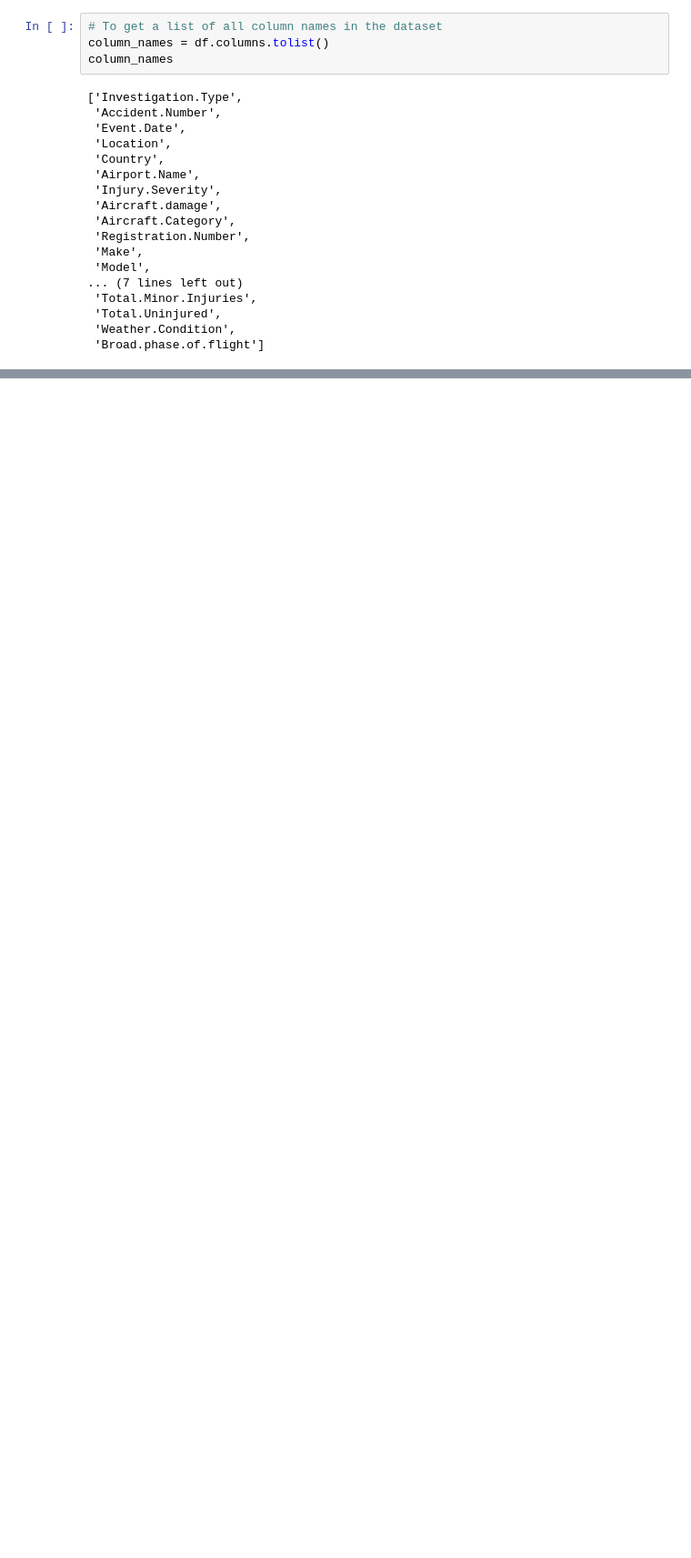
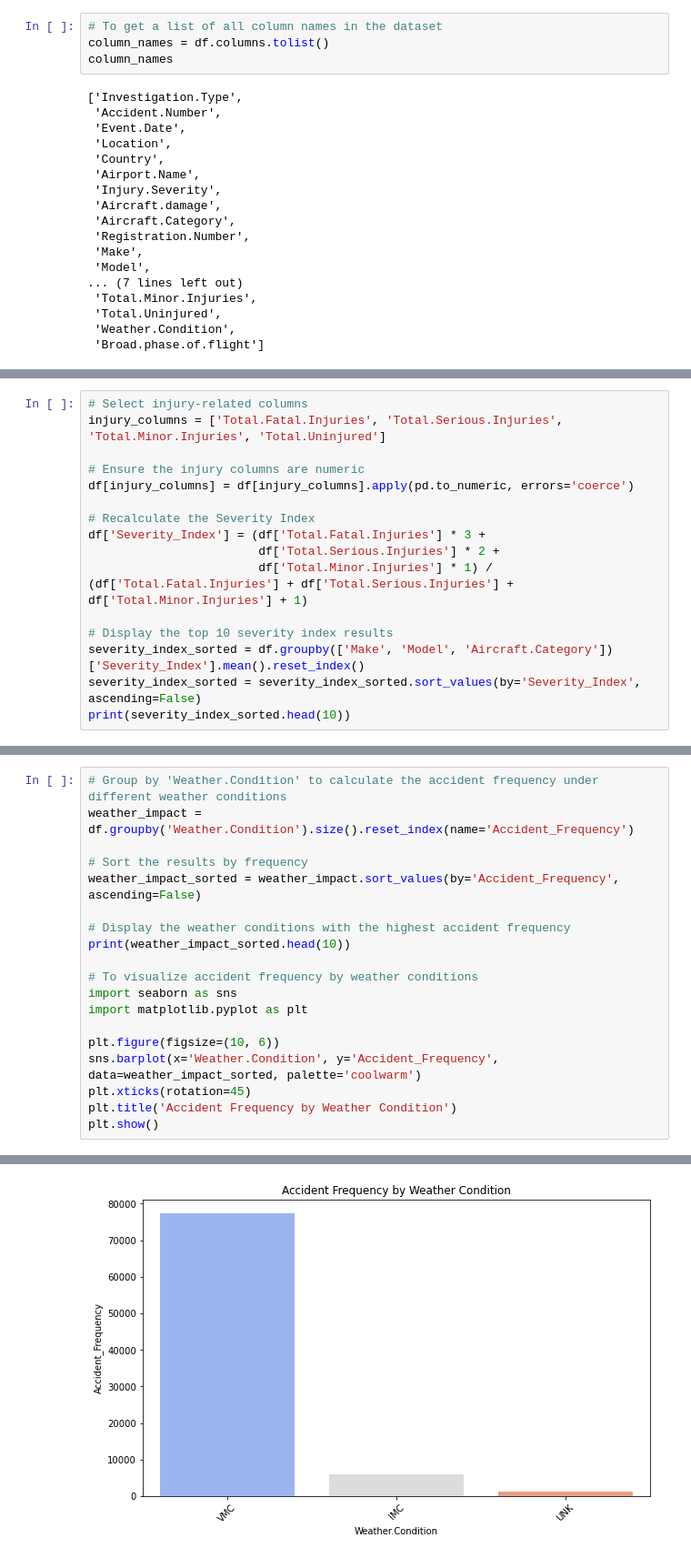
Before and after one commit to vnelima/Phase-1_Project_Aviation_, a Jupyter notebook: student.ipynb, the cells around one changed output, grey strips where cells are left out. Shown at 91% size. Saved outputs shown, nothing was run; the diff lists cells and outputs as text; blank space fills up the shorter version.

```diff
--- a/student.ipynb
+++ b/student.ipynb
@@ -294,0 +361,16 @@ plt.show
+# %%
+# Select injury-related columns
+injury_columns = ['Total.Fatal.Injuries', 'Total.Serious.Injuries', 'Total.Minor.Injuries', 'Total.Uninjured']
+
+# Ensure the injury columns are numeric
+df[injury_columns] = df[injury_columns].apply(pd.to_numeric, errors='coerce')
+
+# Recalculate the Severity Index
+df['Severity_Index'] = (df['Total.Fatal.Injuries'] * 3 +
+                        df['Total.Serious.Injuries'] * 2 +
+                        df['Total.Minor.Injuries'] * 1) / (df['Total.Fatal.Injuries'] + df['Total.Serious.Injuries'] + df['Total.Minor.Injuries'] + 1)
+
+# Display the top 10 severity index results
+severity_index_sorted = df.groupby(['Make', 'Model', 'Aircraft.Category'])['Severity_Index'].mean().reset_index()
+severity_index_sorted = severity_index_sorted.sort_values(by='Severity_Index', ascending=False)
+print(severity_index_sorted.head(10))
@@ -294,0 +381,20 @@ plt.show
+# %%
+# Group by 'Weather.Condition' to calculate the accident frequency under different weather conditions
+weather_impact = df.groupby('Weather.Condition').size().reset_index(name='Accident_Frequency')
+
+# Sort the results by frequency
+weather_impact_sorted = weather_impact.sort_values(by='Accident_Frequency', ascending=False)
+
+# Display the weather conditions with the highest accident frequency
+print(weather_impact_sorted.head(10))
+
+# To visualize accident frequency by weather conditions
+import seaborn as sns
+import matplotlib.pyplot as plt
+
+plt.figure(figsize=(10, 6))
+sns.barplot(x='Weather.Condition', y='Accident_Frequency', data=weather_impact_sorted, palette='coolwarm')
+plt.xticks(rotation=45)
+plt.title('Accident Frequency by Weather Condition')
+plt.show()
+# %% [output]
@@ -294,0 +405 @@ plt.show
+[figure, added]
```
Also changed, not shown: parts of 22 cells of this notebook.
